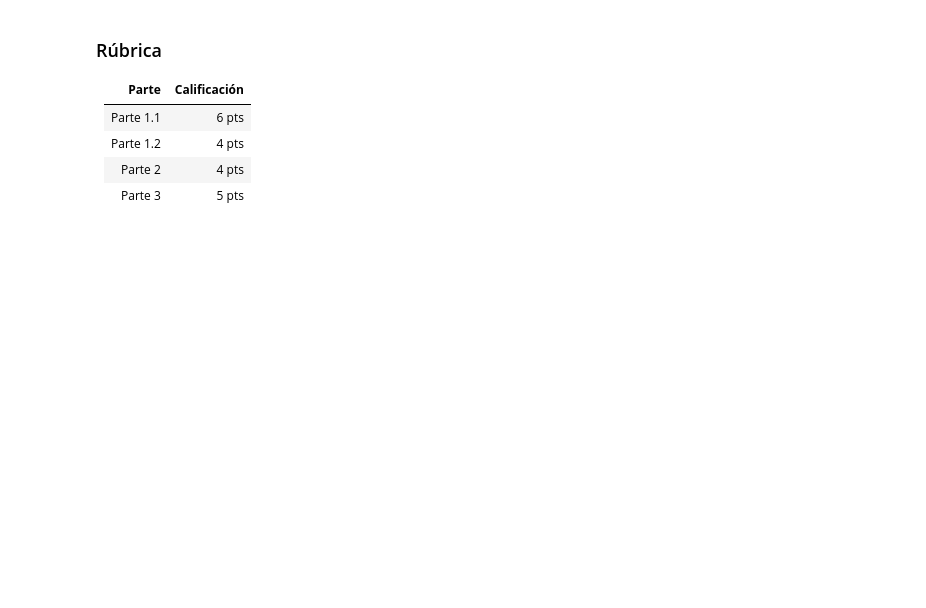
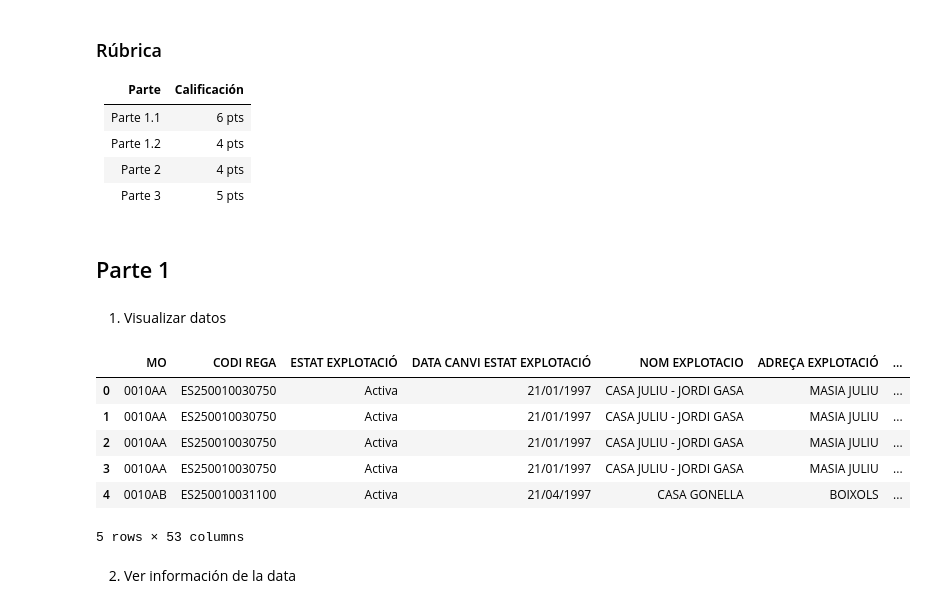
Before and after one commit to farodri03/T.Invest.-ML, a Jupyter notebook: Actividad_2-ML/ml_actividad02.ipynb, the cells around one changed output. Drawn from its saved outputs; the diff is of its cells as text; code cells hidden in the pictures; blank space fills up the shorter version.

```diff
--- a/Actividad_2-ML/ml_actividad02.ipynb
+++ b/Actividad_2-ML/ml_actividad02.ipynb
@@ -44,0 +42,20 @@ Author: Michael Wooldridge
+# %% [markdown]
+## Parte 1
+# %%
+import pandas as pd
+
+data = pd.read_csv('carga_ganadera.csv')
+# %% [markdown]
+1. Visualizar datos
+# %%
+data.head()
+# %% [output]
+|  | MO | CODI REGA | ESTAT EXPLOTACIÓ | DATA CANVI ESTAT EXPLOTACIÓ | NOM EXPLOTACIO | ADREÇA EXPLOTACIÓ | ... |
+| 0 | 0010AA | ES250010030750 | Activa | 21/01/1997 | CASA JULIU - JORDI GASA | MASIA JULIU | ... |
+| 1 | 0010AA | ES250010030750 | Activa | 21/01/1997 | CASA JULIU - JORDI GASA | MASIA JULIU | ... |
+| 2 | 0010AA | ES250010030750 | Activa | 21/01/1997 | CASA JULIU - JORDI GASA | MASIA JULIU | ... |
+| 3 | 0010AA | ES250010030750 | Activa | 21/01/1997 | CASA JULIU - JORDI GASA | MASIA JULIU | ... |
+| 4 | 0010AB | ES250010031100 | Activa | 21/04/1997 | CASA GONELLA | BOIXOLS | ... |
+5 rows × 53 columns
+# %% [markdown]
+2. Ver información de la data
```
Also changed, not shown: parts of 5 cells of this notebook.
